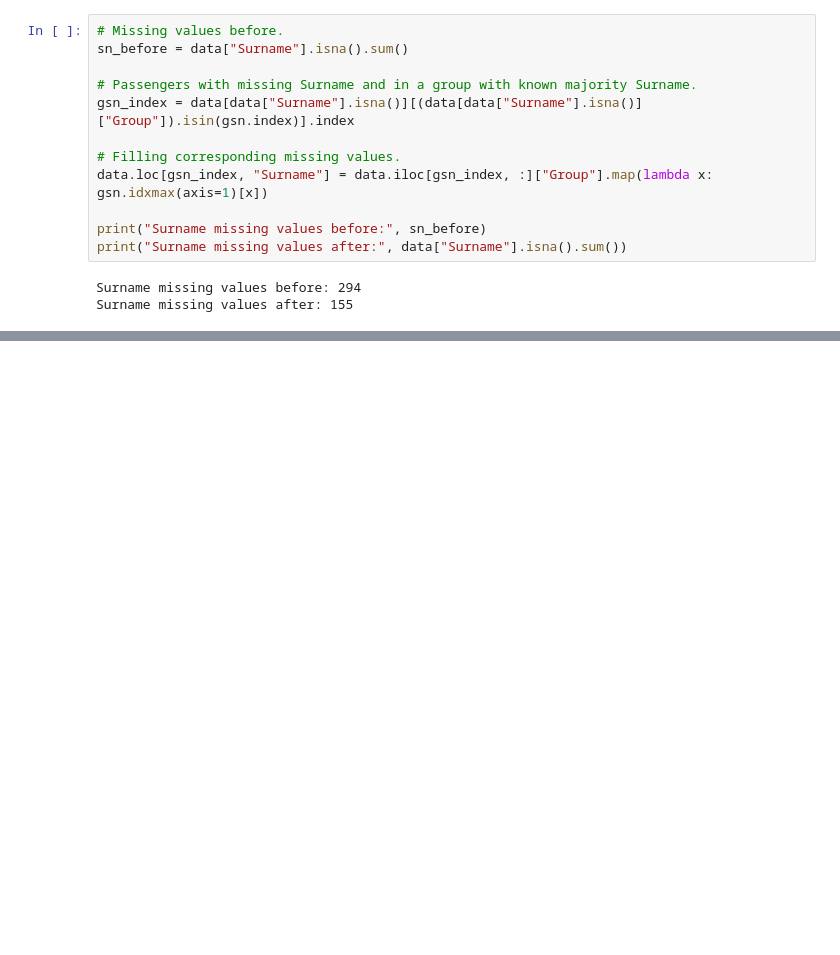
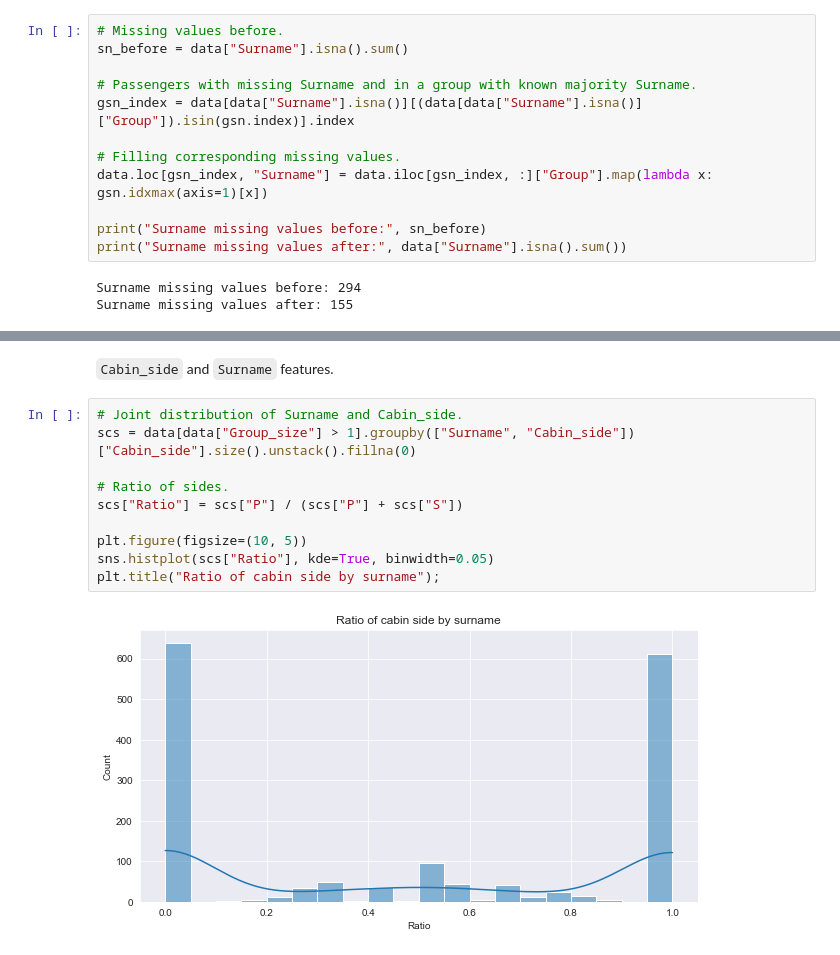
Before and after one commit to Ark3M/Kaggle-competitions, a Jupyter notebook: Spaceship Titanic/Spaceship_Titanic.ipynb, the cells around one changed output, grey strips where cells are left out. Saved outputs shown, nothing was run; the diff lists cells and outputs as text; blank space fills up the shorter version.

```diff
--- a/Spaceship Titanic/Spaceship_Titanic.ipynb
+++ b/Spaceship Titanic/Spaceship_Titanic.ipynb
@@ -644,0 +696,14 @@ Surname missing values after: 155
+# %% [markdown]
+`Cabin_side` and `Surname` features.
+# %%
+# Joint distribution of Surname and Cabin_side.
+scs = data[data["Group_size"] > 1].groupby(["Surname", "Cabin_side"])["Cabin_side"].size().unstack().fillna(0)
+
+# Ratio of sides.
+scs["Ratio"] = scs["P"] / (scs["P"] + scs["S"])
+
+plt.figure(figsize=(10, 5))
+sns.histplot(scs["Ratio"], kde=True, binwidth=0.05)
+plt.title("Ratio of cabin side by surname");
+# %% [output]
+[figure, added]
```
Also changed, not shown: parts of 15 cells of this notebook.
